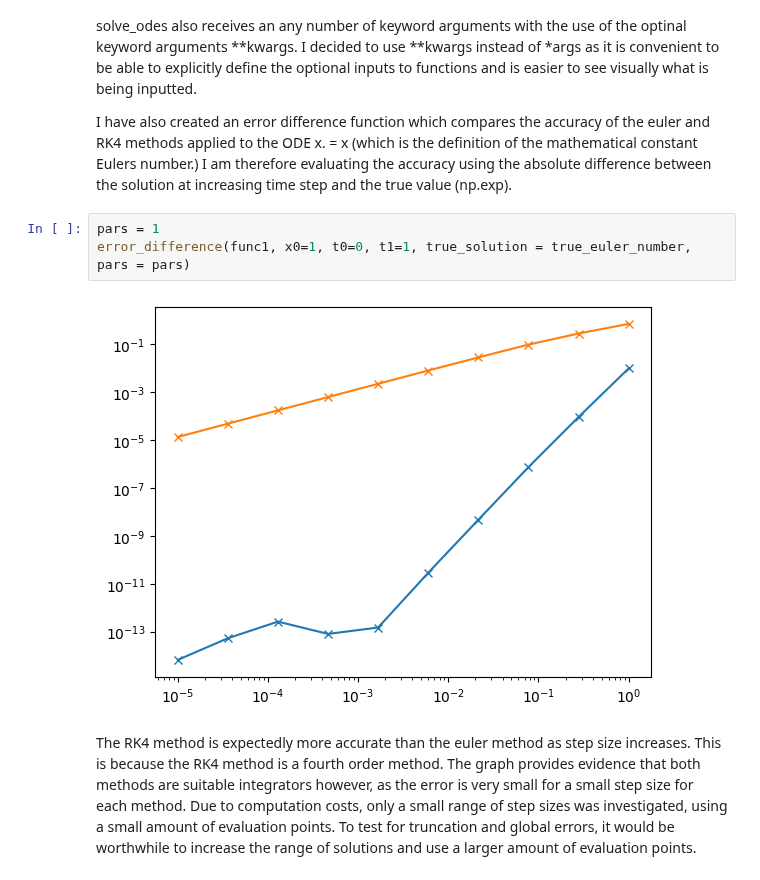
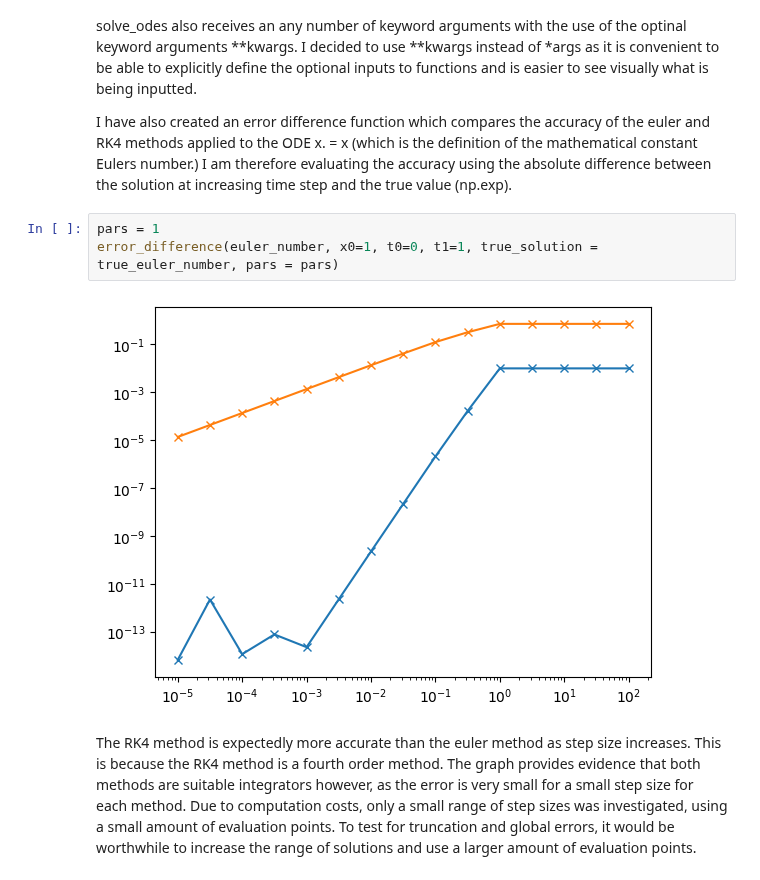
Before and after one commit to JS195/EMAT30008, a Jupyter notebook: Project_report.ipynb, the cells around one changed output. Drawn from its saved outputs; the diff is of its cells as text.

Commit message:
Improvements to report, adding error handling

```diff
--- a/Project_report.ipynb
+++ b/Project_report.ipynb
@@ -14,9 +15,9 @@ The purpose of this software is to solve an ordinary differential equation (ODE)
 I have also created an error difference function which compares the accuracy of the euler and RK4 methods applied to the ODE x. = x (which is the definition of the mathematical constant Eulers number.) I am therefore evaluating the accuracy using the absolute difference between the solution at increasing time step and the true value (np.exp).
 # %%
 pars = 1
-error_difference(func1, x0=1, t0=0, t1=1, true_solution = true_euler_number, pars = pars)
+error_difference(euler_number, x0=1, t0=0, t1=1, true_solution = true_euler_number, pars = pars)
 # %% [output]
-[figure, old version]
+[figure, new version]
 # %% [markdown]
 The RK4 method is expectedly more accurate than the euler method as step size increases. This is because the RK4 method is a fourth order method. The graph provides evidence that both methods are suitable integrators however, as the error is very small for a small step size for each method. Due to computation costs, only a small range of step sizes was investigated, using a small amount of evaluation points. To test for truncation and global errors, it would be worthwhile to increase the range of solutions and use a larger amount of evaluation points.
 # %% [markdown]
```
Also changed, not shown: parts of 20 cells of this notebook, 4 other files.
